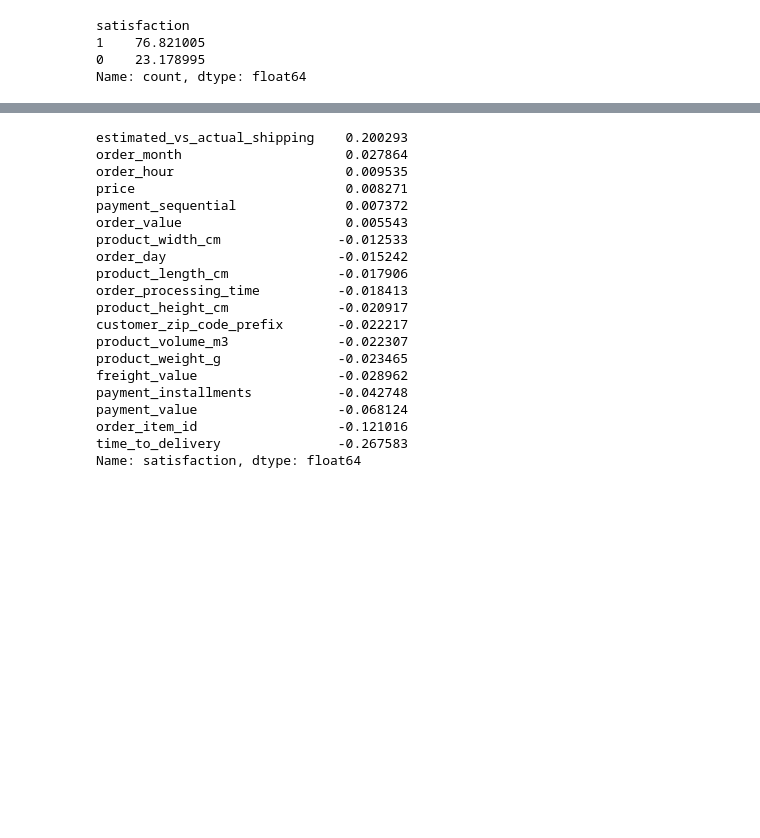
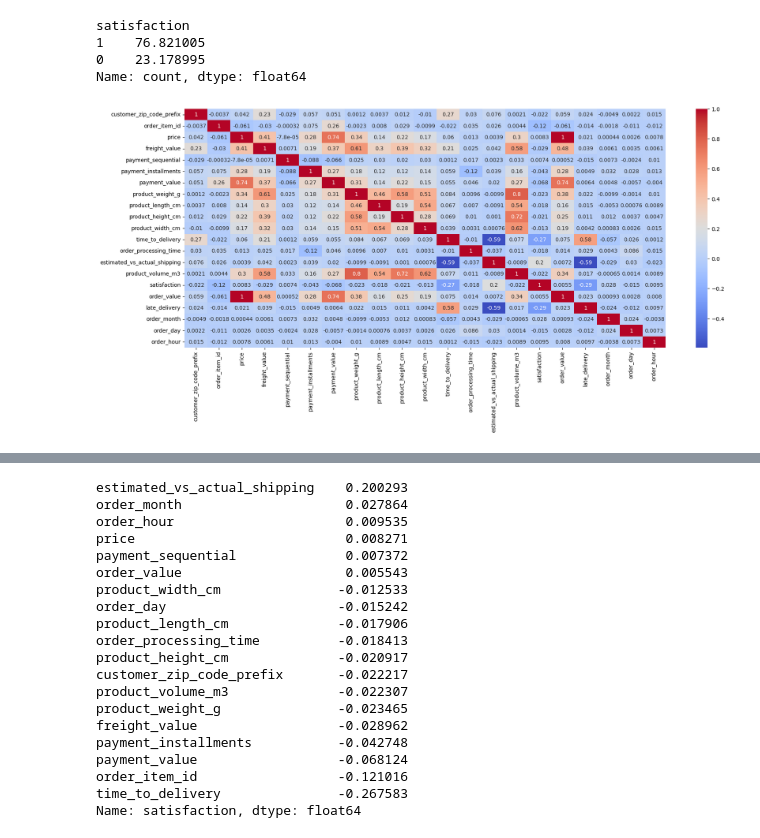
Before and after one commit to aryalkoshish/BDM2203_Final-Project, a Jupyter notebook: Project_Using_Power_BI_Sales.ipynb, the cells around one changed output, grey strips where cells are left out. Drawn from its saved outputs; the diff is of its cells as text; code cells hidden in the pictures; blank space fills up the shorter version.

Commit message:
Added some visualization

```diff
--- a/Project_Using_Power_BI_Sales.ipynb
+++ b/Project_Using_Power_BI_Sales.ipynb
@@ -211,3 +213,13 @@ satisfaction
 1    76.821005
 0    23.178995
 Name: count, dtype: float64
+# %%
+# Select only numeric columns from the DataFrame
+numeric_columns = merged_df.select_dtypes(include=[np.number])
+
+# Plot the correlation matrix heatmap with numeric columns
+plt.figure(figsize=(20, 8))
+sns.heatmap(numeric_columns.corr(), annot=True, cmap='coolwarm')
+plt.show()
+# %% [output]
+[figure, added]
```
Also changed, not shown: parts of 7 cells of this notebook, 1 other file.
